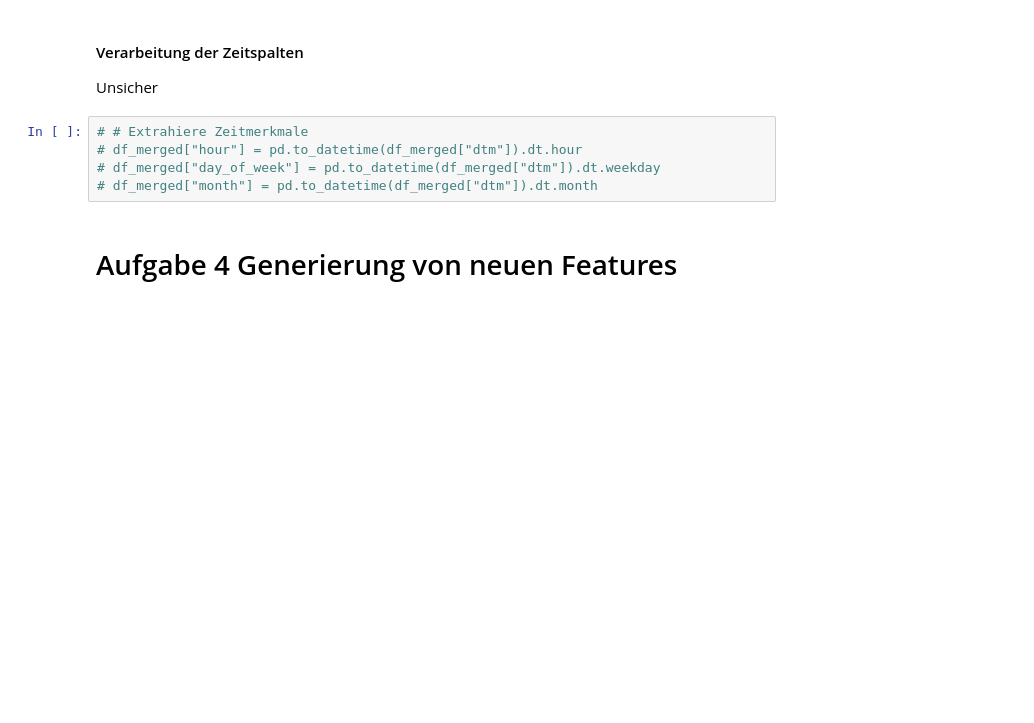
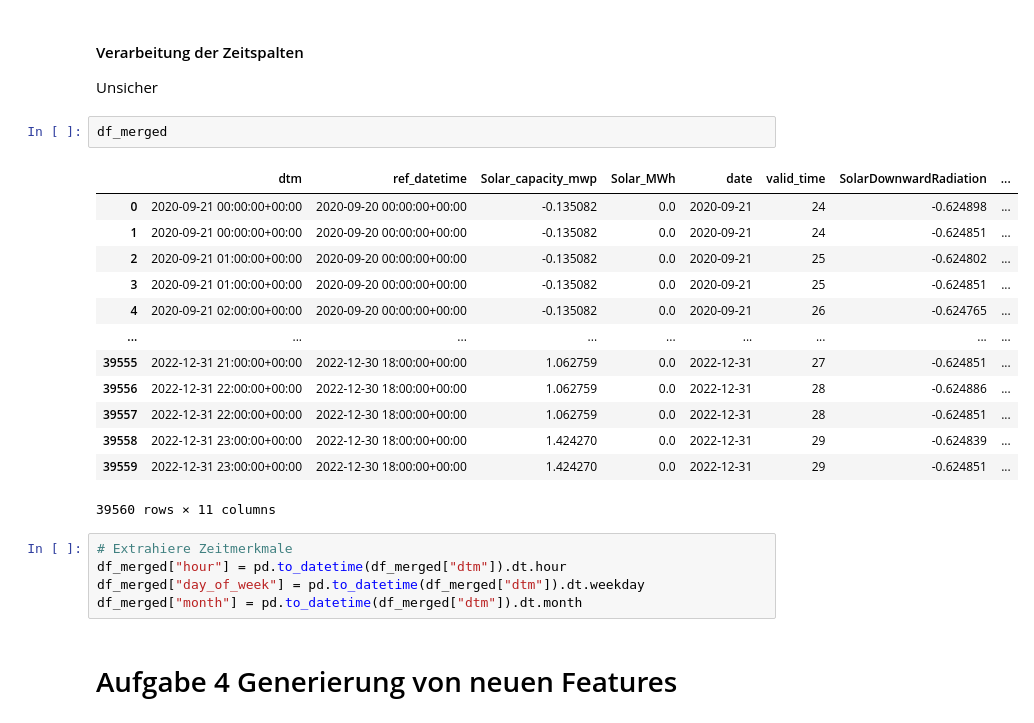
Before and after one commit to QMoWo/ML1-SolarForecasting_PowerRangers, a Jupyter notebook: Analyse_Training/test-Achim.ipynb, the cells around one changed output. Drawn from its saved outputs; the diff is of its cells as text; blank space fills up the shorter version.

```diff
--- a/Analyse_Training/test-Achim.ipynb
+++ b/Analyse_Training/test-Achim.ipynb
@@ -394,11 +412,27 @@ df_merged[scaling_columns] = scaler.fit_transform(df_merged[scaling_columns])
 # %% [markdown]
 #### Verarbeitung der Zeitspalten
 Unsicher
+# %%
+df_merged
+# %% [output]
+|  | dtm | ref_datetime | Solar_capacity_mwp | Solar_MWh | date | valid_time | SolarDownwardRadiation | ... |
+| 0 | 2020-09-21 00:00:00+00:00 | 2020-09-20 00:00:00+00:00 | -0.135082 | 0.0 | 2020-09-21 | 24 | -0.624898 | ... |
+| 1 | 2020-09-21 00:00:00+00:00 | 2020-09-20 00:00:00+00:00 | -0.135082 | 0.0 | 2020-09-21 | 24 | -0.624851 | ... |
+| 2 | 2020-09-21 01:00:00+00:00 | 2020-09-20 00:00:00+00:00 | -0.135082 | 0.0 | 2020-09-21 | 25 | -0.624802 | ... |
+| 3 | 2020-09-21 01:00:00+00:00 | 2020-09-20 00:00:00+00:00 | -0.135082 | 0.0 | 2020-09-21 | 25 | -0.624851 | ... |
+| 4 | 2020-09-21 02:00:00+00:00 | 2020-09-20 00:00:00+00:00 | -0.135082 | 0.0 | 2020-09-21 | 26 | -0.624765 | ... |
+| ... | ... | ... | ... | ... | ... | ... | ... | ... |
+| 39555 | 2022-12-31 21:00:00+00:00 | 2022-12-30 18:00:00+00:00 | 1.062759 | 0.0 | 2022-12-31 | 27 | -0.624851 | ... |
+| 39556 | 2022-12-31 22:00:00+00:00 | 2022-12-30 18:00:00+00:00 | 1.062759 | 0.0 | 2022-12-31 | 28 | -0.624886 | ... |
+| 39557 | 2022-12-31 22:00:00+00:00 | 2022-12-30 18:00:00+00:00 | 1.062759 | 0.0 | 2022-12-31 | 28 | -0.624851 | ... |
+| 39558 | 2022-12-31 23:00:00+00:00 | 2022-12-30 18:00:00+00:00 | 1.424270 | 0.0 | 2022-12-31 | 29 | -0.624839 | ... |
+| 39559 | 2022-12-31 23:00:00+00:00 | 2022-12-30 18:00:00+00:00 | 1.424270 | 0.0 | 2022-12-31 | 29 | -0.624851 | ... |
+39560 rows × 11 columns
 # %%
-# # Extrahiere Zeitmerkmale
-# df_merged["hour"] = pd.to_datetime(df_merged["dtm"]).dt.hour
-# df_merged["day_of_week"] = pd.to_datetime(df_merged["dtm"]).dt.weekday
-# df_merged["month"] = pd.to_datetime(df_merged["dtm"]).dt.month
+# Extrahiere Zeitmerkmale
+df_merged["hour"] = pd.to_datetime(df_merged["dtm"]).dt.hour
+df_merged["day_of_week"] = pd.to_datetime(df_merged["dtm"]).dt.weekday
+df_merged["month"] = pd.to_datetime(df_merged["dtm"]).dt.month
 # %% [markdown]
 # Aufgabe 4 Generierung von neuen Features
 # %% [markdown]
```
Also changed, not shown: parts of 20 cells of this notebook.
